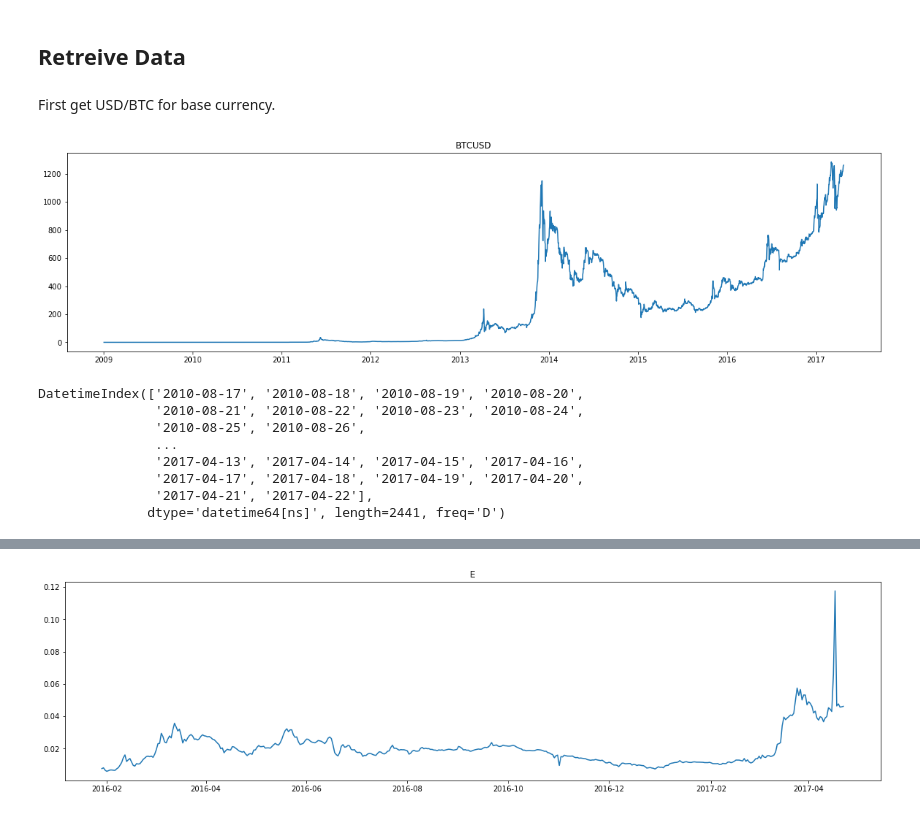
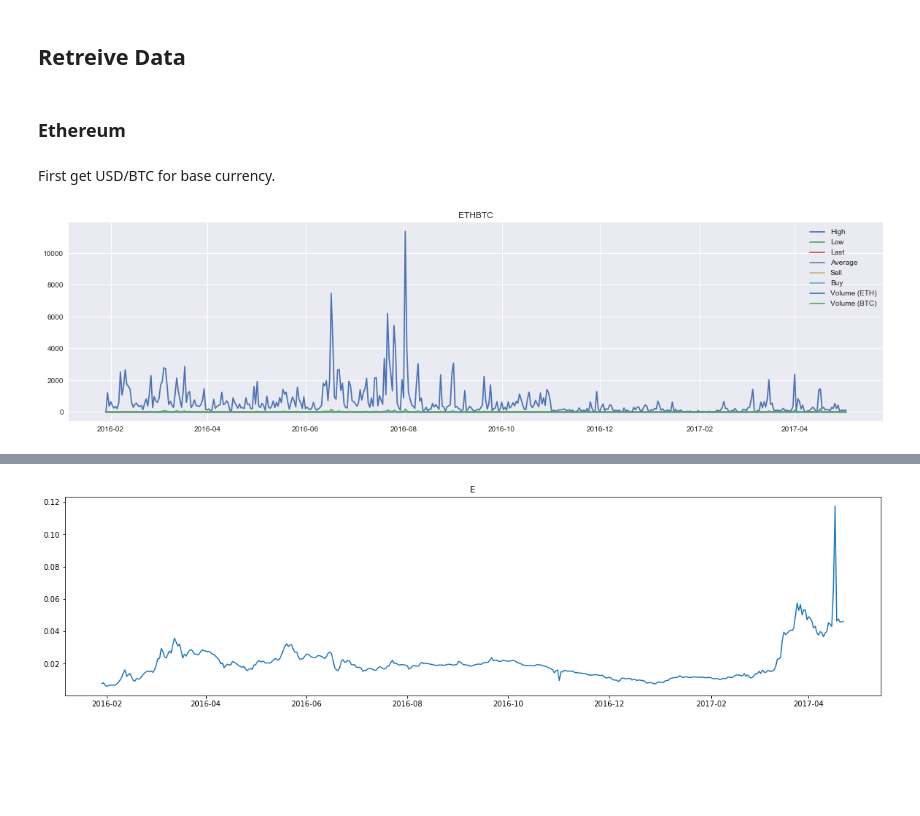
Before and after one commit to redqueenxyz/sigmaCoin, a Jupyter notebook: optimizing/forecaster.ipynb, the cells around one changed output, grey strips where cells are left out. Saved outputs shown, nothing was run; the diff lists cells and outputs as text; code cells hidden in the pictures; blank space fills up the shorter version.

```diff
--- a/optimizing/forecaster.ipynb
+++ b/optimizing/forecaster.ipynb
@@ -50,25 +36,16 @@ solvers.options['show_progress'] = False
 plt.rcParams['figure.figsize'] = [20,5]
 # %% [markdown]
 ## Retreive Data
+# %% [markdown]
+### Ethereum
 # %% [markdown]
 First get USD/BTC for base currency.
 # %%
-btc_usd = ql.get("BCHAIN/MKPRU", authtoken="6qwbDx25mja4FhBpTfRo")["Value"]
+eth_btc = ql.get("BTER/ETHBTC", authtoken="6qwbDx25mja4FhBpTfRo")
 # %%
-plt.plot(btc_usd)
-plt.title("BTCUSD")
+plt.plot(eth_btc)
+plt.title("ETHBTC")
+plt.legend(eth_btc.columns)
 plt.show()
 # %% [output]
-[figure, old version]
+[figure, new version]
-# %%
-daterange = pd.date_range('17/8/2010', end='22/4/2017', freq='D')
-print(daterange)
-# %% [output]
-DatetimeIndex(['2010-08-17', '2010-08-18', '2010-08-19', '2010-08-20',
-               '2010-08-21', '2010-08-22', '2010-08-23', '2010-08-24',
-               '2010-08-25', '2010-08-26',
-               ...
-               '2017-04-13', '2017-04-14', '2017-04-15', '2017-04-16',
-               '2017-04-17', '2017-04-18', '2017-04-19', '2017-04-20',
-               '2017-04-21', '2017-04-22'],
-              dtype='datetime64[ns]', length=2441, freq='D')
```
Also changed, not shown: parts of 14 cells of this notebook, 4 other files.
